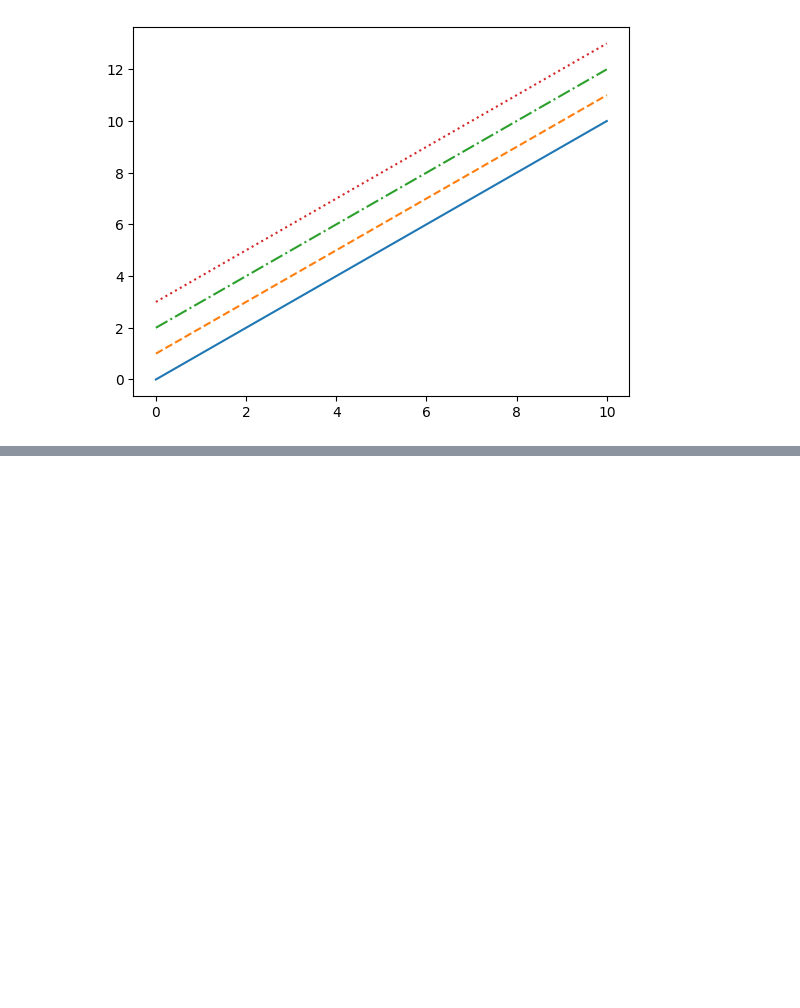
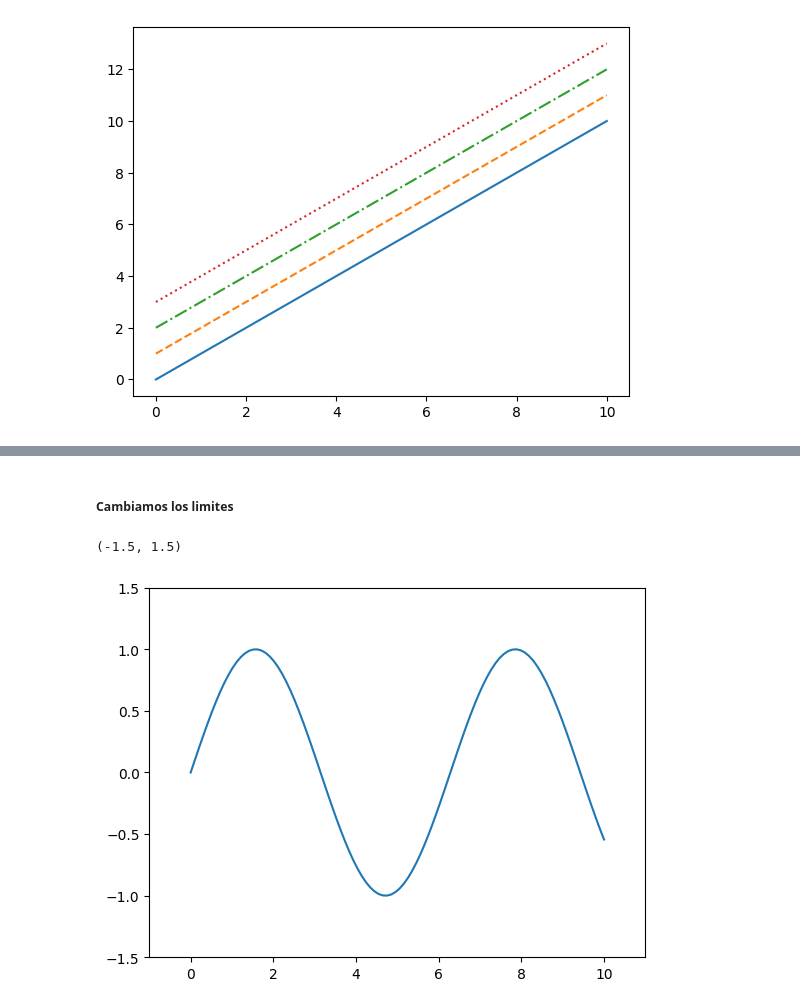
Before and after one commit to DiegoAlb09/6to-Semestre, a Jupyter notebook: Aprendizaje_Inteligente/AI_Visualizar_Datos_Practica3.ipynb, the cells around one changed output, grey strips where cells are left out. Cells and saved outputs as stored; diff of their text form; code cells hidden in the pictures; blank space fills up the shorter version.

```diff
--- a/Aprendizaje_Inteligente/AI_Visualizar_Datos_Practica3.ipynb
+++ b/Aprendizaje_Inteligente/AI_Visualizar_Datos_Practica3.ipynb
@@ -93,0 +104,9 @@ plt.plot(x, x + 3, linestyle='dotted')
+# %% [markdown]
+##### Cambiamos los limites
+# %%
+plt.plot(x,np.sin(x))
+plt.xlim(-1, 11)
+plt.ylim(-1.5, 1.5)
+# %% [output]
+(-1.5, 1.5)
+[figure, added]
```
Also changed, not shown: parts of 14 cells of this notebook.
